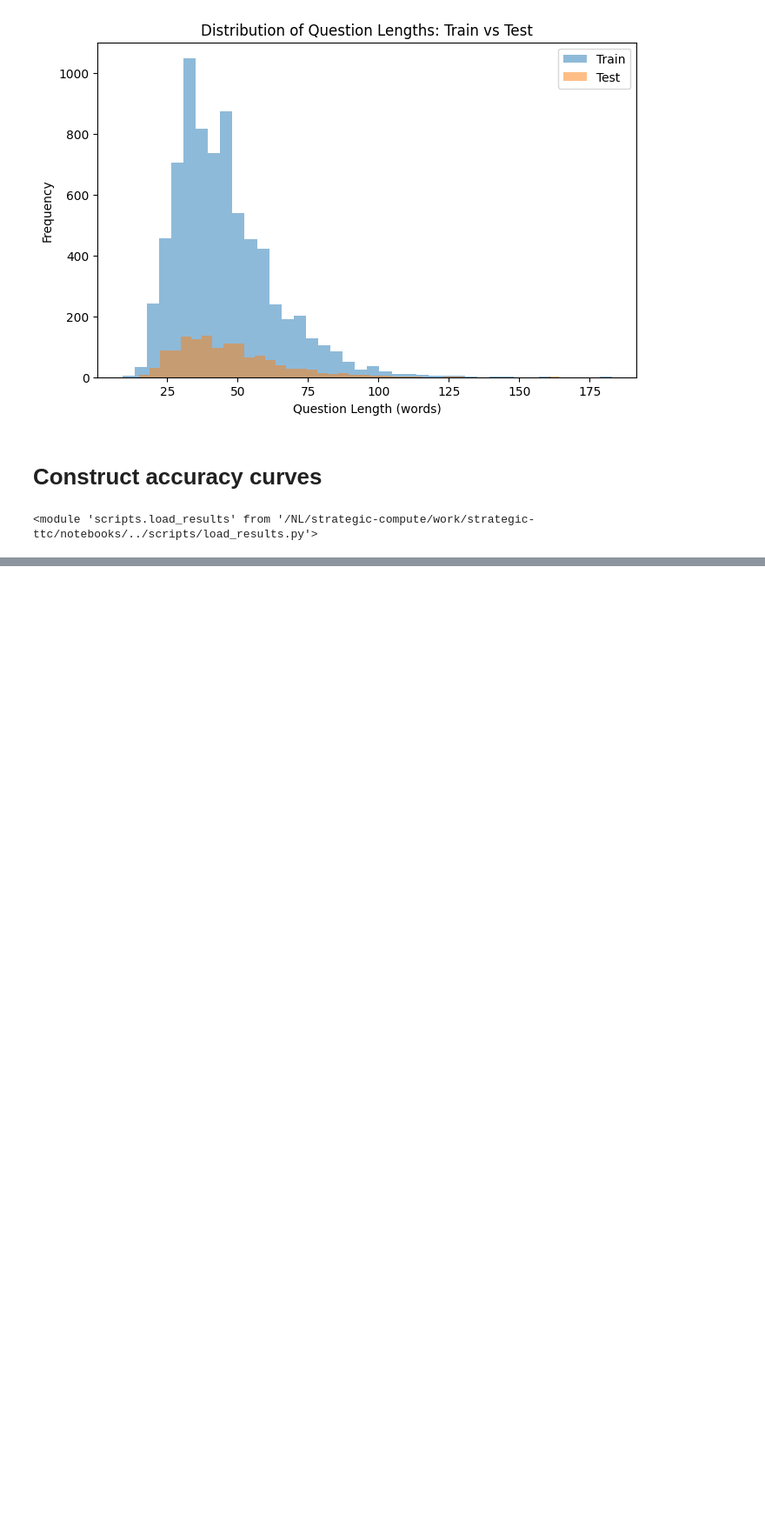
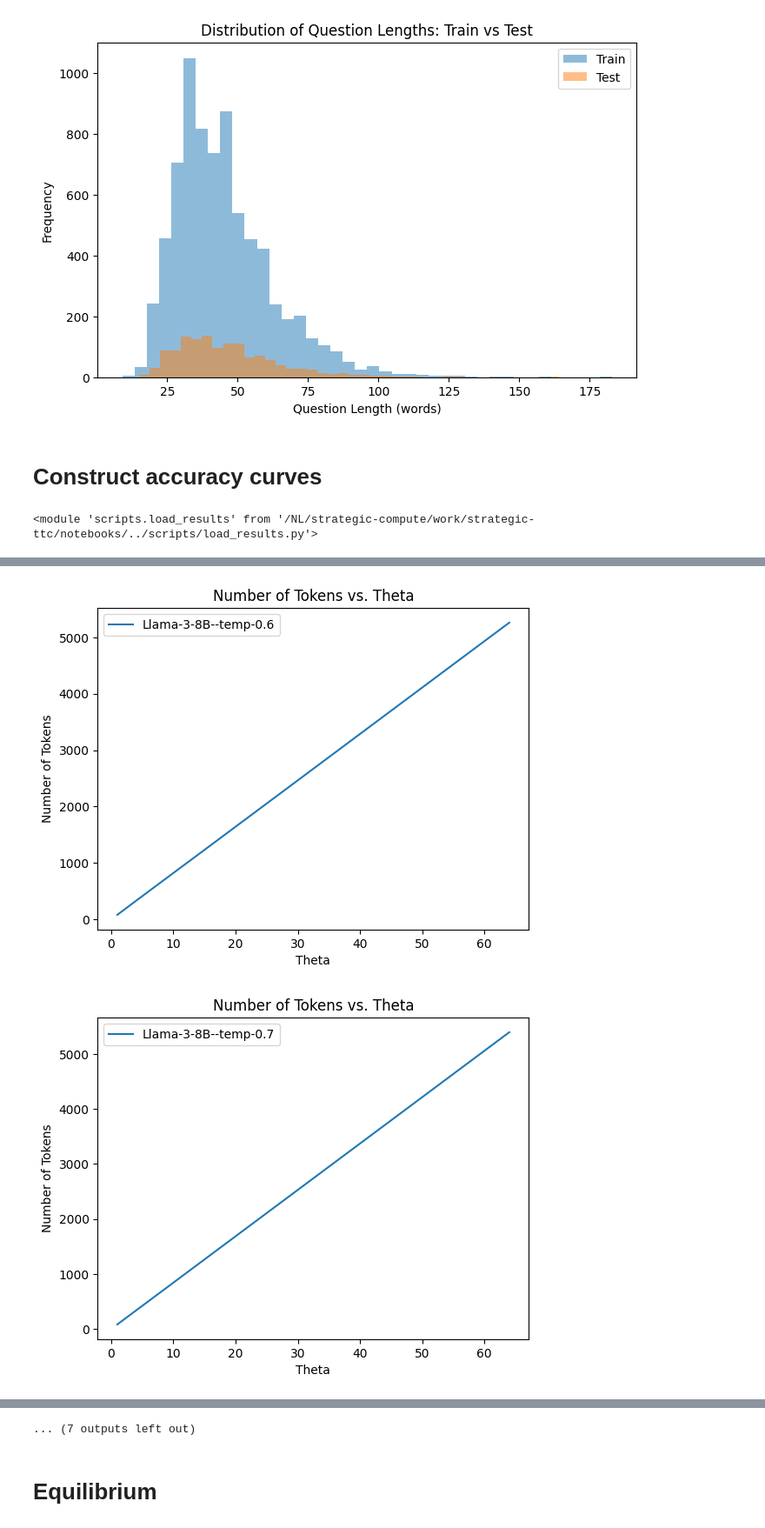
Before and after one commit to Networks-Learning/strategic-ttc, a Jupyter notebook: notebooks/GSM8K.ipynb, the cells around one changed output, grey strips where cells are left out. Shown at 87% size. Saved outputs shown, nothing was run; the diff lists cells and outputs as text; code cells hidden in the pictures; blank space fills up the shorter version.

```diff
--- a/notebooks/GSM8K.ipynb
+++ b/notebooks/GSM8K.ipynb
@@ -118,0 +143,17 @@ Processing model: Llama-3.2-3B--temp-0.7
+# %%
+import matplotlib.pyplot as plt
+import numpy as np
+list_ = token_mean.items()
+list_ = [(model, tokens) for model, tokens in list_ if not np.isnan(tokens).all()]
+list_ = sorted(list_, key=lambda x: x[1][-1])
+
+for model, tokens in list_:
+    plt.plot(thetas[model], tokens, label=model)
+    plt.xlabel("Theta")
+    plt.ylabel("Number of Tokens")
+    plt.title("Number of Tokens vs. Theta")
+    plt.legend()
+    plt.show()
+# %% [output]
+[figure, added]
+[figure, added]
@@ -118,0 +170,3 @@ Processing model: Llama-3.2-3B--temp-0.7
+... (7 outputs left out)
+# %% [markdown]
+# Equilibrium
```
Also changed, not shown: parts of 4 cells of this notebook, 5 other files.
